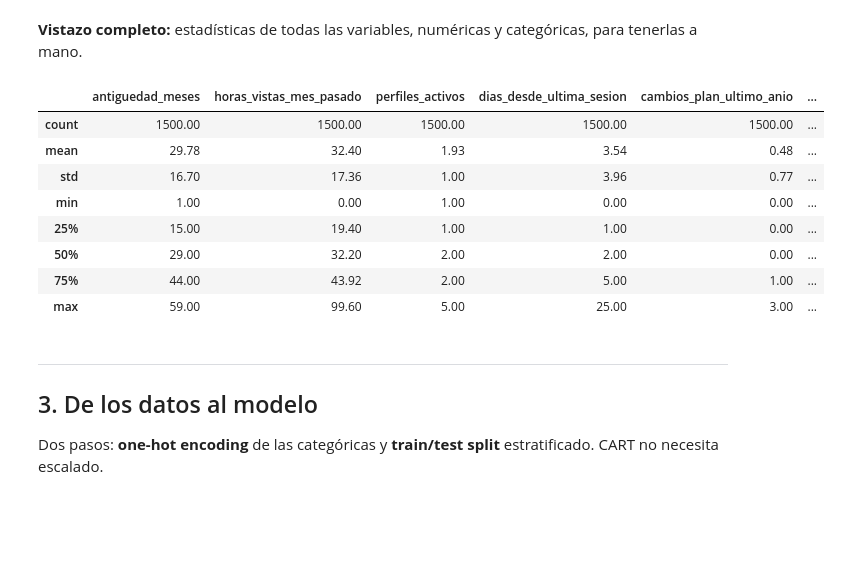
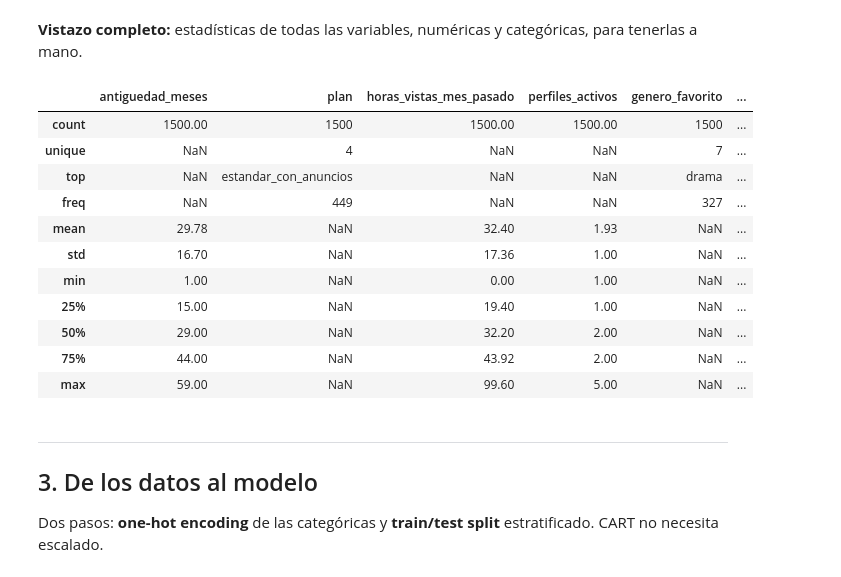
Before and after one commit to ignacio-aracena/Data-Analytics, a Jupyter notebook: Clase 07 - CART/practica07.ipynb, the cells around one changed output. Cells and saved outputs as stored; diff of their text form; code cells hidden in the pictures; blank space fills up the shorter version.

```diff
--- a/Clase 07 - CART/practica07.ipynb
+++ b/Clase 07 - CART/practica07.ipynb
@@ -154,17 +154,20 @@ plt.show()
 # %% [markdown]
 **Vistazo completo:** estadísticas de todas las variables, numéricas y categóricas, para tenerlas a mano.
 # %%
-df.describe().round(2)
+df.describe(include="all").round(2)
 # %% [output]
-|  | antiguedad_meses | horas_vistas_mes_pasado | perfiles_activos | dias_desde_ultima_sesion | cambios_plan_ultimo_anio | ... |
-| count | 1500.00 | 1500.00 | 1500.00 | 1500.00 | 1500.00 | ... |
-| mean | 29.78 | 32.40 | 1.93 | 3.54 | 0.48 | ... |
-| std | 16.70 | 17.36 | 1.00 | 3.96 | 0.77 | ... |
-| min | 1.00 | 0.00 | 1.00 | 0.00 | 0.00 | ... |
-| 25% | 15.00 | 19.40 | 1.00 | 1.00 | 0.00 | ... |
-| 50% | 29.00 | 32.20 | 2.00 | 2.00 | 0.00 | ... |
-| 75% | 44.00 | 43.92 | 2.00 | 5.00 | 1.00 | ... |
-| max | 59.00 | 99.60 | 5.00 | 25.00 | 3.00 | ... |
+|  | antiguedad_meses | plan | horas_vistas_mes_pasado | perfiles_activos | genero_favorito | ... |
+| count | 1500.00 | 1500 | 1500.00 | 1500.00 | 1500 | ... |
+| unique | NaN | 4 | NaN | NaN | 7 | ... |
+| top | NaN | estandar_con_anuncios | NaN | NaN | drama | ... |
+| freq | NaN | 449 | NaN | NaN | 327 | ... |
+| mean | 29.78 | NaN | 32.40 | 1.93 | NaN | ... |
+| std | 16.70 | NaN | 17.36 | 1.00 | NaN | ... |
+| min | 1.00 | NaN | 0.00 | 1.00 | NaN | ... |
+| 25% | 15.00 | NaN | 19.40 | 1.00 | NaN | ... |
+| 50% | 29.00 | NaN | 32.20 | 2.00 | NaN | ... |
+| 75% | 44.00 | NaN | 43.92 | 2.00 | NaN | ... |
+| max | 59.00 | NaN | 99.60 | 5.00 | NaN | ... |
 # %% [markdown]
 ---
 ## 3. De los datos al modelo
```
Also changed, not shown: parts of 1 cell of this notebook, 1 other file.
